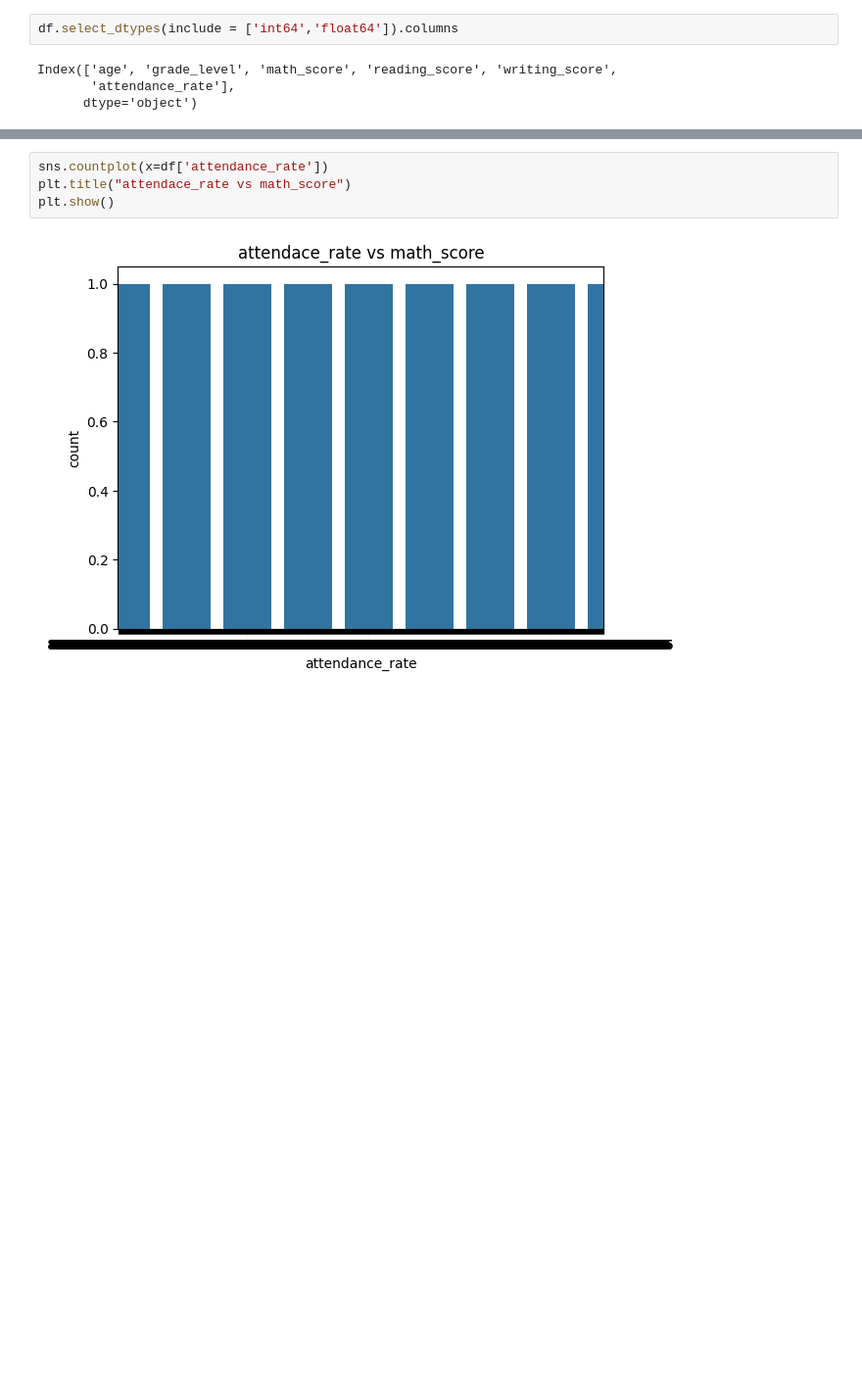
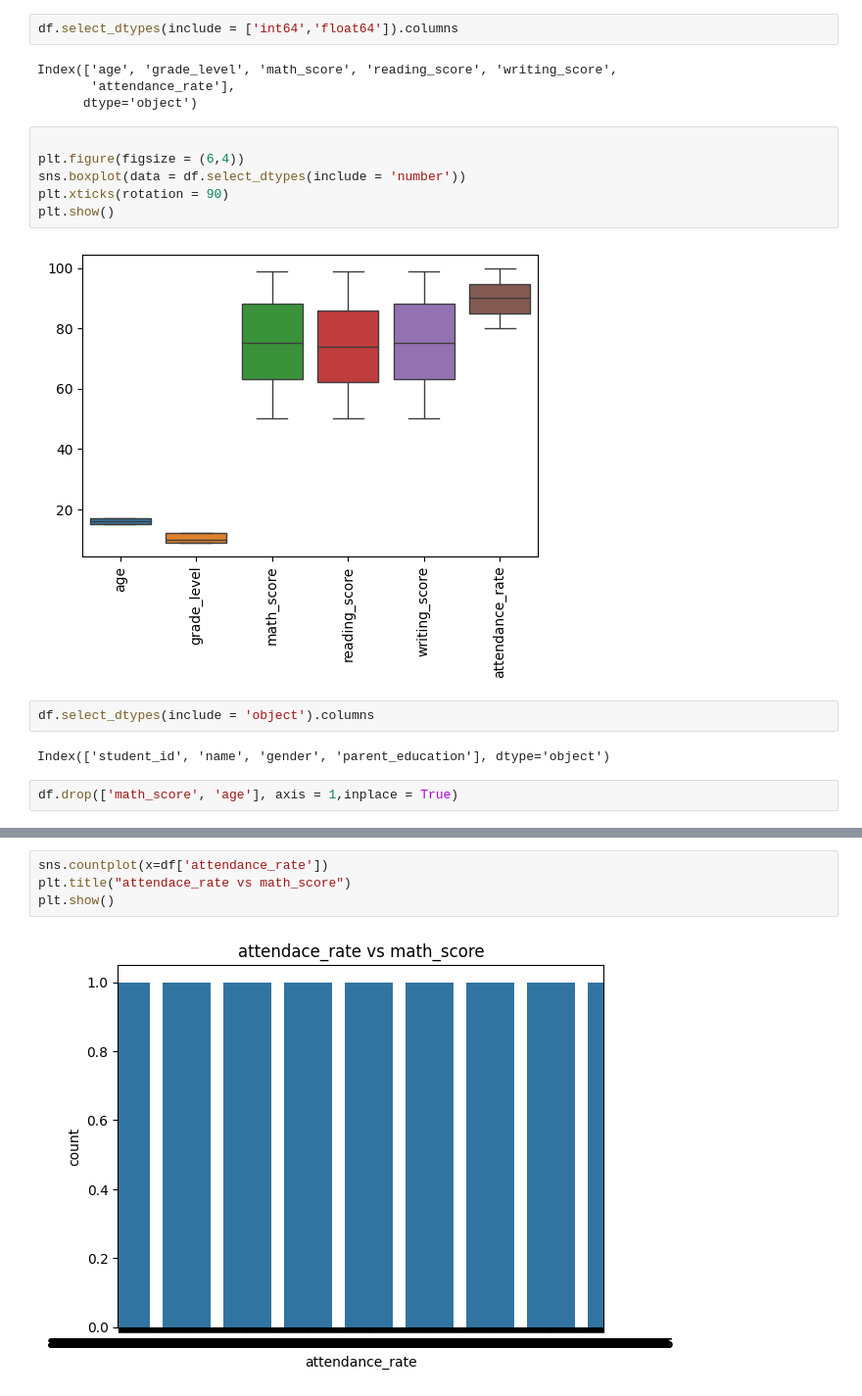
Before and after one commit to deekshakb629-design/Miniproject1, a Jupyter notebook: miniproject01.ipynb, the cells around one changed output, grey strips where cells are left out. Shown at 98% size. Cells and saved outputs as stored; diff of their text form; blank space fills up the shorter version.

```diff
--- a/miniproject01.ipynb
+++ b/miniproject01.ipynb
@@ -76,3 +76,17 @@ df.select_dtypes(include = ['int64','float64']).columns
 Index(['age', 'grade_level', 'math_score', 'reading_score', 'writing_score',
        'attendance_rate'],
       dtype='object')
+# %%
+
+plt.figure(figsize = (6,4))
+sns.boxplot(data = df.select_dtypes(include = 'number'))
+plt.xticks(rotation = 90)
+plt.show()
+# %% [output]
+[figure, added]
+# %%
+df.select_dtypes(include = 'object').columns
+# %% [output]
+Index(['student_id', 'name', 'gender', 'parent_education'], dtype='object')
+# %%
+df.drop(['math_score', 'age'], axis = 1,inplace = True)
```
Also changed, not shown: parts of 11 cells of this notebook.
